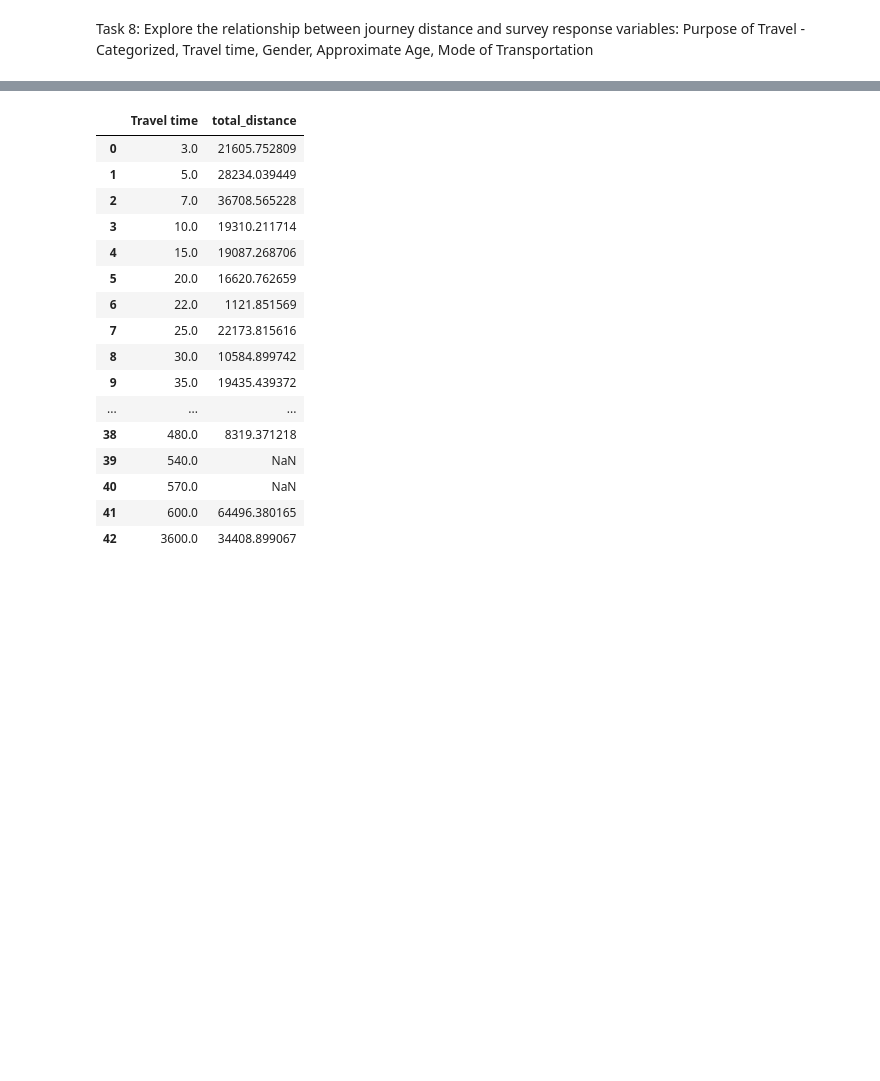
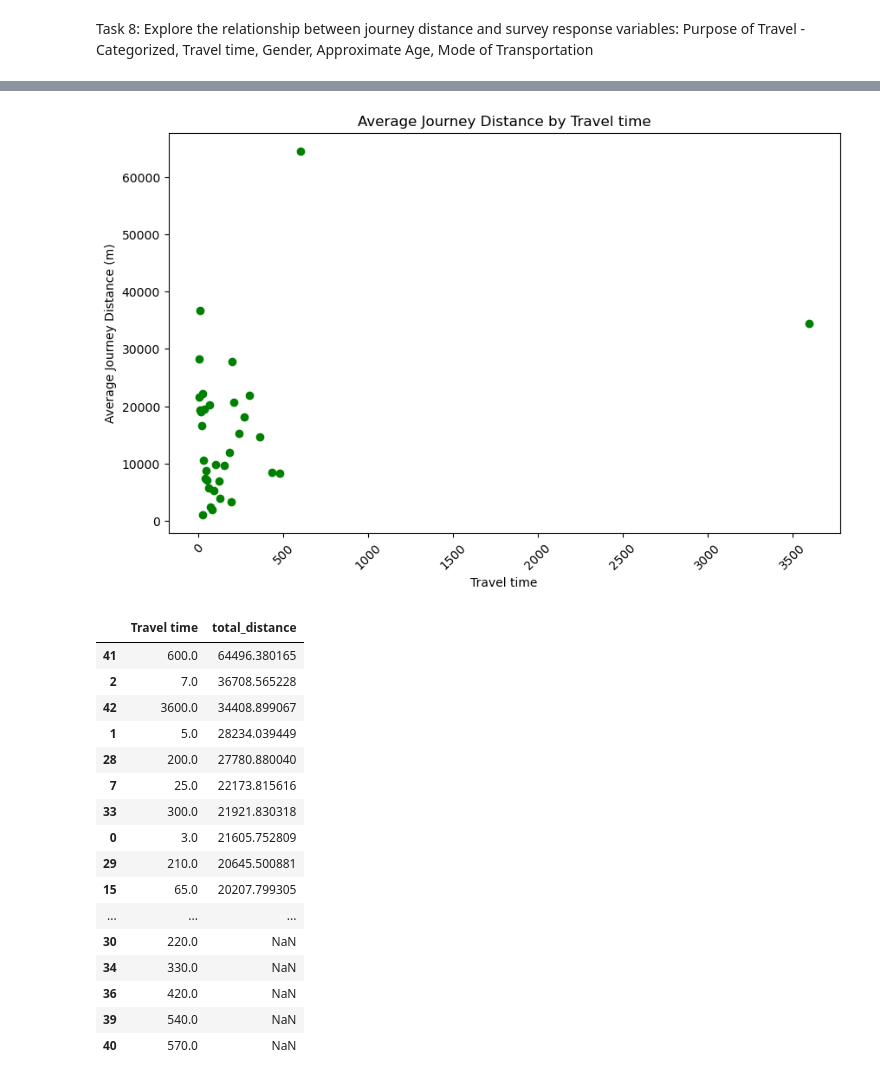
Before and after one commit to bridgestoprosperity/general-data, a Jupyter notebook: notebooks/catchment-analysis/journey-distances.ipynb, the cells around one changed output, grey strips where cells are left out. Drawn from its saved outputs; the diff is of its cells as text; code cells hidden in the pictures; blank space fills up the shorter version.

```diff
--- a/notebooks/catchment-analysis/journey-distances.ipynb
+++ b/notebooks/catchment-analysis/journey-distances.ipynb
@@ -406,7 +406,7 @@ plot_journey_distance_distribution(survey_data = Rwanda_catchment_surveys, bridg
 # %% [markdown]
 Task 8: Explore the relationship between journey distance and survey response variables: Purpose of Travel - Categorized, Travel time, Gender, Approximate Age, Mode of Transportation
 # %%
-def calculate_average_distances_by_column(survey_data, column_name):
+def calculate_average_distances_by_column(survey_data, column_name, color):
     if column_name not in survey_data.columns:
         raise ValueError(f"Column '{column_name}' does not exist in the survey data.")
 
@@ -415,11 +415,10 @@ def calculate_average_distances_by_column(survey_data, column_name):
 
     # Create scatter plot
     plt.figure(figsize=(10, 6))
-    plt.scatter(mean_distance[column_name], mean_distance['total_distance'], alpha=0.7)
+    plt.scatter(mean_distance[column_name], mean_distance['total_distance'], color=color)
     plt.title(f"Average Journey Distance by {column_name}")
     plt.xlabel(column_name)
-    plt.ylabel("Average Journey Distance (km)")
-    plt.grid()
+    plt.ylabel("Average Journey Distance (m)")
     plt.xticks(rotation=45)
     plt.show()
 
@@ -444,23 +443,24 @@ calculate_average_distances_by_column(Rwanda_catchment_surveys, 'Purpose of Trav
 | 2 | Government or civic engagements | 4751.201048 |
 | 3 | Healthcare | 4167.159124 |
 # %%
-calculate_average_distances_by_column(Rwanda_catchment_surveys, 'Travel time')
+calculate_average_distances_by_column(Rwanda_catchment_surveys, 'Travel time', color='green')
 # %% [output]
+[figure, added]
 |  | Travel time | total_distance |
+| 41 | 600.0 | 64496.380165 |
+| 2 | 7.0 | 36708.565228 |
+| 42 | 3600.0 | 34408.899067 |
+| 1 | 5.0 | 28234.039449 |
+| 28 | 200.0 | 27780.880040 |
+| 7 | 25.0 | 22173.815616 |
+| 33 | 300.0 | 21921.830318 |
 | 0 | 3.0 | 21605.752809 |
-| 1 | 5.0 | 28234.039449 |
-| 2 | 7.0 | 36708.565228 |
-| 3 | 10.0 | 19310.211714 |
-| 4 | 15.0 | 19087.268706 |
-| 5 | 20.0 | 16620.762659 |
-| 6 | 22.0 | 1121.851569 |
-| 7 | 25.0 | 22173.815616 |
-| 8 | 30.0 | 10584.899742 |
-| 9 | 35.0 | 19435.439372 |
+| 29 | 210.0 | 20645.500881 |
+| 15 | 65.0 | 20207.799305 |
 | ... | ... | ... |
-| 38 | 480.0 | 8319.371218 |
+| 30 | 220.0 | NaN |
+| 34 | 330.0 | NaN |
+| 36 | 420.0 | NaN |
 | 39 | 540.0 | NaN |
 | 40 | 570.0 | NaN |
-| 41 | 600.0 | 64496.380165 |
-| 42 | 3600.0 | 34408.899067 |
 # %%
```
Also changed, not shown: parts of 14 cells of this notebook.
